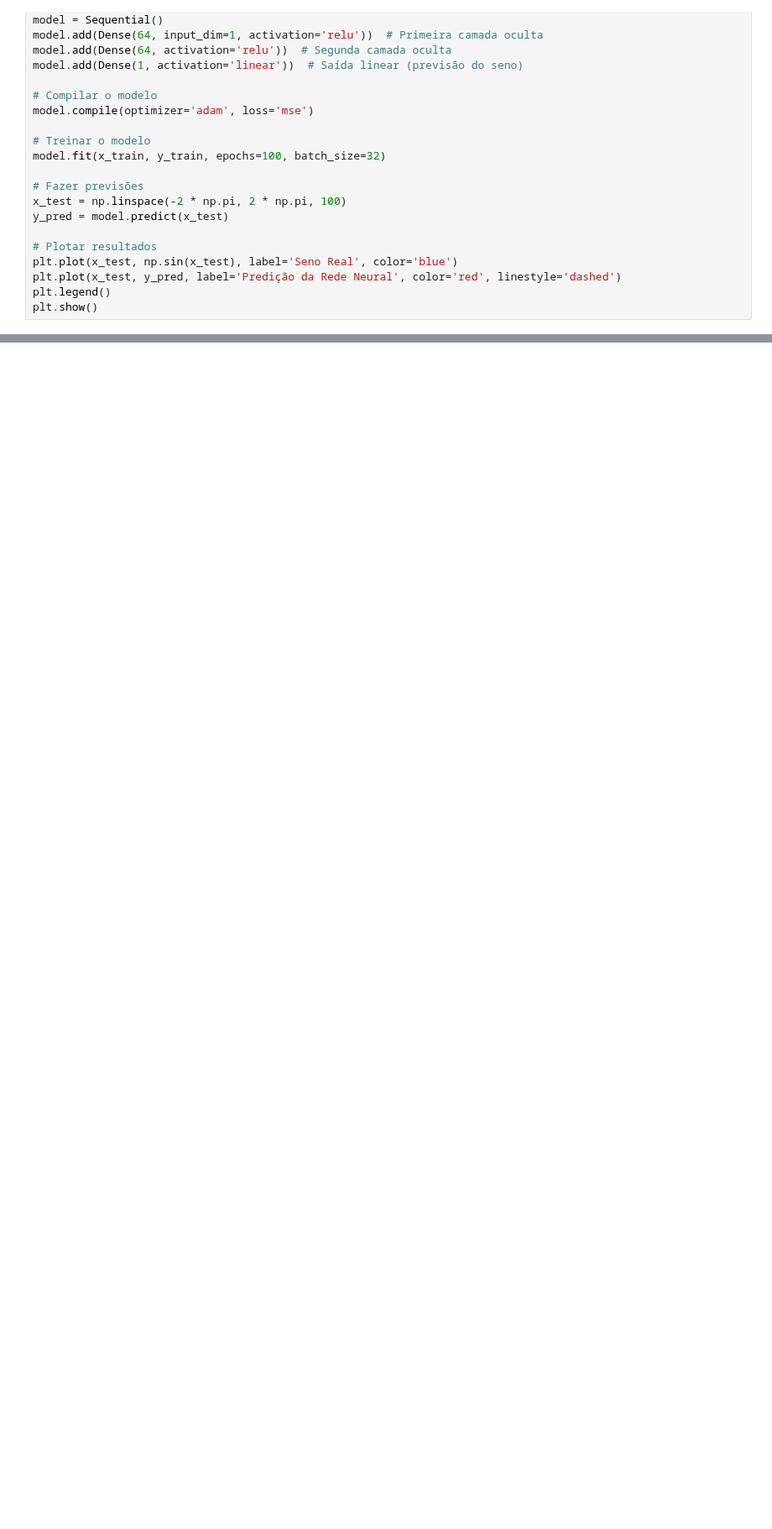
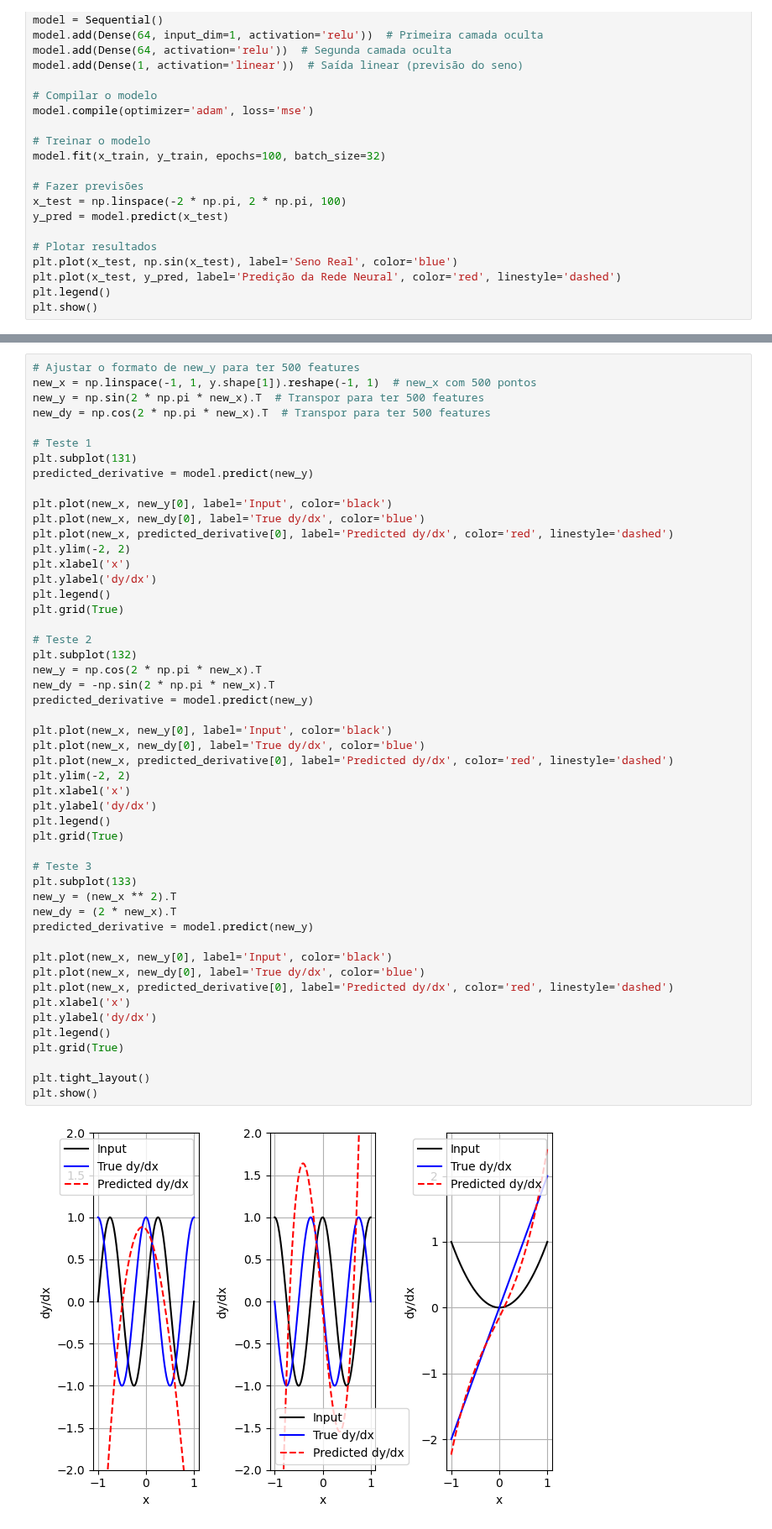
Before and after one commit to brunamendesfis/Computational_Physics, a Jupyter notebook: Redes_Neurais/Atividade_03/Exercício_01.ipynb, the cells around one changed output, grey strips where cells are left out. Shown at 84% size. Cells and saved outputs as stored; diff of their text form; blank space fills up the shorter version.

```diff
--- a/Redes_Neurais/Atividade_03/Exercício_01.ipynb
+++ b/Redes_Neurais/Atividade_03/Exercício_01.ipynb
@@ -162,0 +303,52 @@ plt.show()
+# %%
+# Ajustar o formato de new_y para ter 500 features
+new_x = np.linspace(-1, 1, y.shape[1]).reshape(-1, 1)  # new_x com 500 pontos
+new_y = np.sin(2 * np.pi * new_x).T  # Transpor para ter 500 features
+new_dy = np.cos(2 * np.pi * new_x).T  # Transpor para ter 500 features
+
+# Teste 1
+plt.subplot(131)
+predicted_derivative = model.predict(new_y)
+
+plt.plot(new_x, new_y[0], label='Input', color='black')
+plt.plot(new_x, new_dy[0], label='True dy/dx', color='blue')
+plt.plot(new_x, predicted_derivative[0], label='Predicted dy/dx', color='red', linestyle='dashed')
+plt.ylim(-2, 2)
+plt.xlabel('x')
+plt.ylabel('dy/dx')
+plt.legend()
+plt.grid(True)
+
+# Teste 2
+plt.subplot(132)
+new_y = np.cos(2 * np.pi * new_x).T
+new_dy = -np.sin(2 * np.pi * new_x).T
+predicted_derivative = model.predict(new_y)
+
+plt.plot(new_x, new_y[0], label='Input', color='black')
+plt.plot(new_x, new_dy[0], label='True dy/dx', color='blue')
+plt.plot(new_x, predicted_derivative[0], label='Predicted dy/dx', color='red', linestyle='dashed')
+plt.ylim(-2, 2)
+plt.xlabel('x')
+plt.ylabel('dy/dx')
+plt.legend()
+plt.grid(True)
+
+# Teste 3
+plt.subplot(133)
+new_y = (new_x ** 2).T
+new_dy = (2 * new_x).T
+predicted_derivative = model.predict(new_y)
+
+plt.plot(new_x, new_y[0], label='Input', color='black')
+plt.plot(new_x, new_dy[0], label='True dy/dx', color='blue')
+plt.plot(new_x, predicted_derivative[0], label='Predicted dy/dx', color='red', linestyle='dashed')
+plt.xlabel('x')
+plt.ylabel('dy/dx')
+plt.legend()
+plt.grid(True)
+
+plt.tight_layout()
+plt.show()
+# %% [output]
+[figure, added]
```
Also changed, not shown: parts of 5 cells of this notebook.
